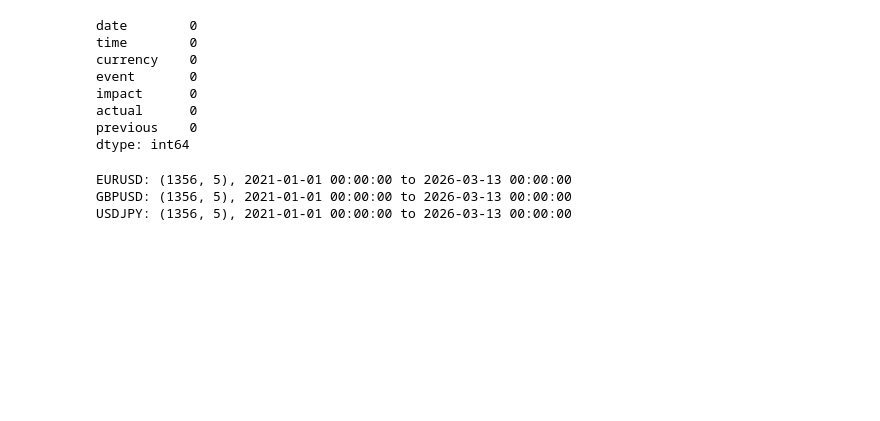
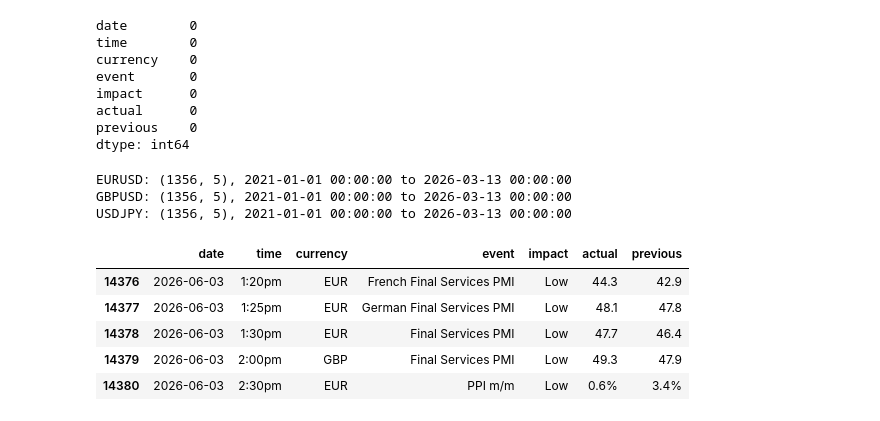
Before and after one commit to SimonPathula/volatility-radar, a Jupyter notebook: notebooks/cleaning_data.ipynb, the cells around one changed output. Drawn from its saved outputs; the diff is of its cells as text; code cells hidden in the pictures; blank space fills up the shorter version.

```diff
--- a/notebooks/cleaning_data.ipynb
+++ b/notebooks/cleaning_data.ipynb
@@ -218,3 +218,15 @@ for df, name in [(eurusd, 'EURUSD'), (gbpusd, 'GBPUSD'), (usdjpy, 'USDJPY')]:
 EURUSD: (1356, 5), 2021-01-01 00:00:00 to 2026-03-13 00:00:00
 GBPUSD: (1356, 5), 2021-01-01 00:00:00 to 2026-03-13 00:00:00
 USDJPY: (1356, 5), 2021-01-01 00:00:00 to 2026-03-13 00:00:00
+# %%
+import pandas as pd
+
+df = pd.read_csv(r"D:\projects\volatility-radar\database\processed\economic_calendar_clean.csv")
+df.tail()
+# %% [output]
+|  | date | time | currency | event | impact | actual | previous |
+| 14376 | 2026-06-03 | 1:20pm | EUR | French Final Services PMI | Low | 44.3 | 42.9 |
+| 14377 | 2026-06-03 | 1:25pm | EUR | German Final Services PMI | Low | 48.1 | 47.8 |
+| 14378 | 2026-06-03 | 1:30pm | EUR | Final Services PMI | Low | 47.7 | 46.4 |
+| 14379 | 2026-06-03 | 2:00pm | GBP | Final Services PMI | Low | 49.3 | 47.9 |
+| 14380 | 2026-06-03 | 2:30pm | EUR | PPI m/m | Low | 0.6% | 3.4% |
```
Also changed, not shown: 22 other files.
